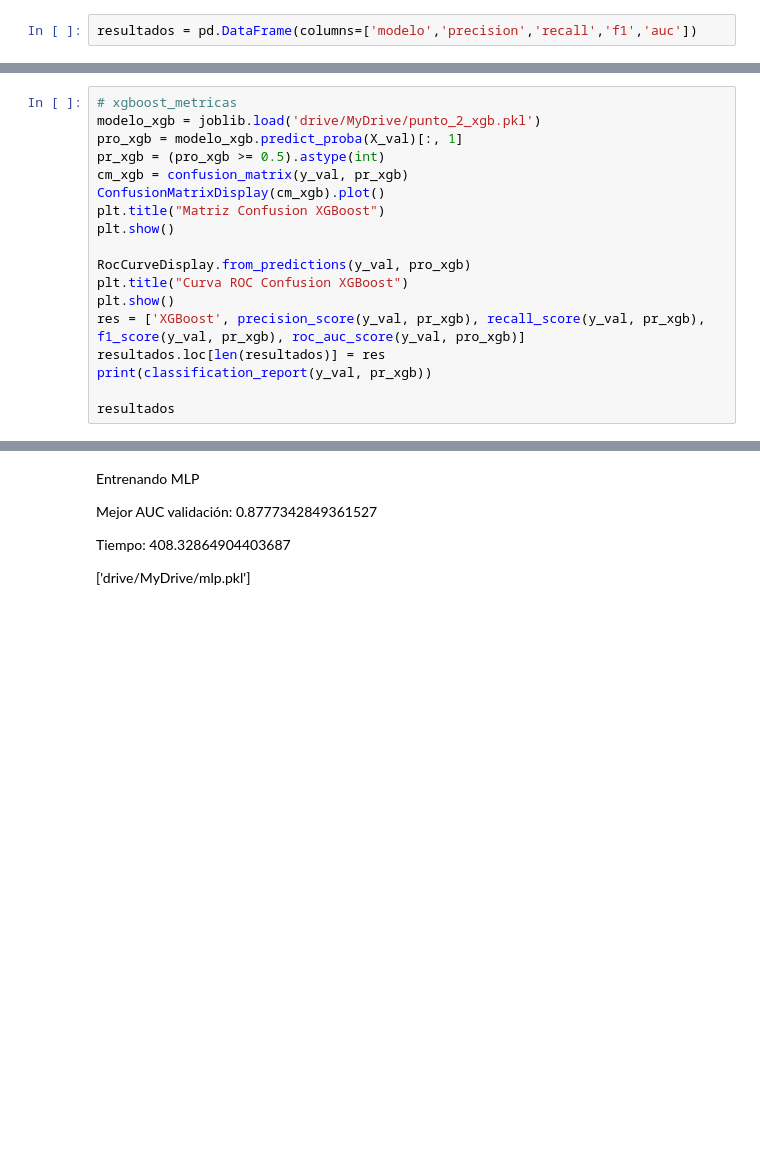
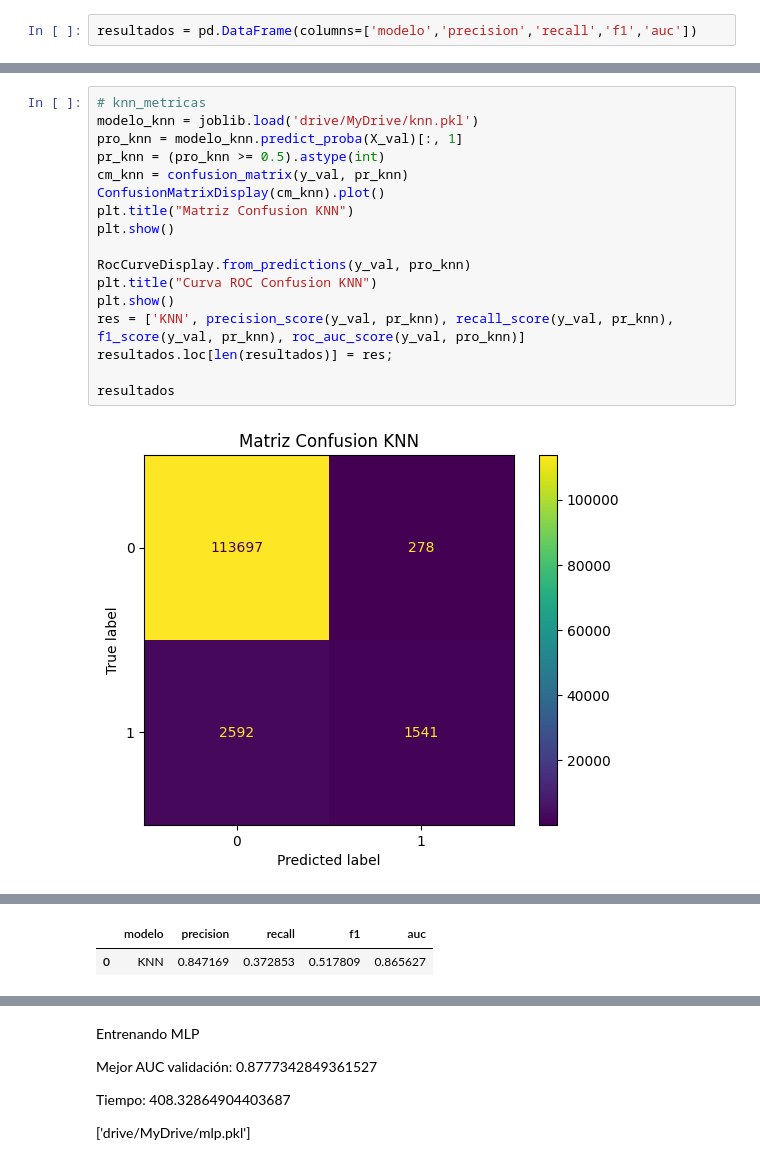
Before and after one commit to Jefryllerena/Parcial_Practico_Regresion_Segmentacion, a Jupyter notebook: _sources/modelos_clasificacion.ipynb, the cells around one changed output, grey strips where cells are left out. Drawn from its saved outputs; the diff is of its cells as text; blank space fills up the shorter version.

```diff
--- a/_sources/modelos_clasificacion.ipynb
+++ b/_sources/modelos_clasificacion.ipynb
@@ -637,18 +33,0 @@ Tiempo: 347.3052227497101
-# %%
-# xgboost_metricas
-modelo_xgb = joblib.load('drive/MyDrive/punto_2_xgb.pkl')
-pro_xgb = modelo_xgb.predict_proba(X_val)[:, 1]
-pr_xgb = (pro_xgb >= 0.5).astype(int)
-cm_xgb = confusion_matrix(y_val, pr_xgb)
-ConfusionMatrixDisplay(cm_xgb).plot()
-plt.title("Matriz Confusion XGBoost")
-plt.show()
-
-RocCurveDisplay.from_predictions(y_val, pro_xgb)
-plt.title("Curva ROC Confusion XGBoost")
-plt.show()
-res = ['XGBoost', precision_score(y_val, pr_xgb), recall_score(y_val, pr_xgb), f1_score(y_val, pr_xgb), roc_auc_score(y_val, pro_xgb)]
-resultados.loc[len(resultados)] = res
-print(classification_report(y_val, pr_xgb))
-
-resultados
@@ -728,0 +53,19 @@ Tiempo: 4345.680210590363
+# %%
+# knn_metricas
+modelo_knn = joblib.load('drive/MyDrive/knn.pkl')
+pro_knn = modelo_knn.predict_proba(X_val)[:, 1]
+pr_knn = (pro_knn >= 0.5).astype(int)
+cm_knn = confusion_matrix(y_val, pr_knn)
+ConfusionMatrixDisplay(cm_knn).plot()
+plt.title("Matriz Confusion KNN")
+plt.show()
+
+RocCurveDisplay.from_predictions(y_val, pro_knn)
+plt.title("Curva ROC Confusion KNN")
+plt.show()
+res = ['KNN', precision_score(y_val, pr_knn), recall_score(y_val, pr_knn), f1_score(y_val, pr_knn), roc_auc_score(y_val, pro_knn)]
+resultados.loc[len(resultados)] = res;
+
+resultados
+# %% [output]
+[figure, added]
@@ -728,0 +73,2 @@ Tiempo: 4345.680210590363
+|  | modelo | precision | recall | f1 | auc |
+| 0 | KNN | 0.847169 | 0.372853 | 0.517809 | 0.865627 |
```
Also changed, not shown: parts of 75 cells of this notebook, 37 other files.
